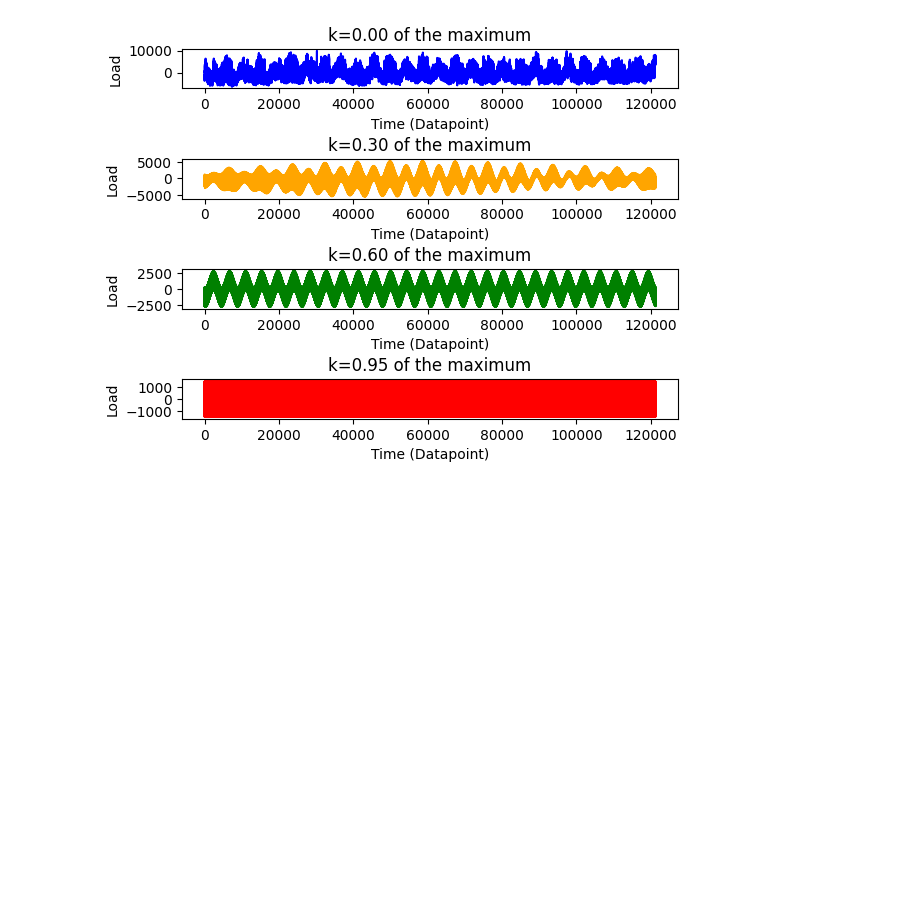
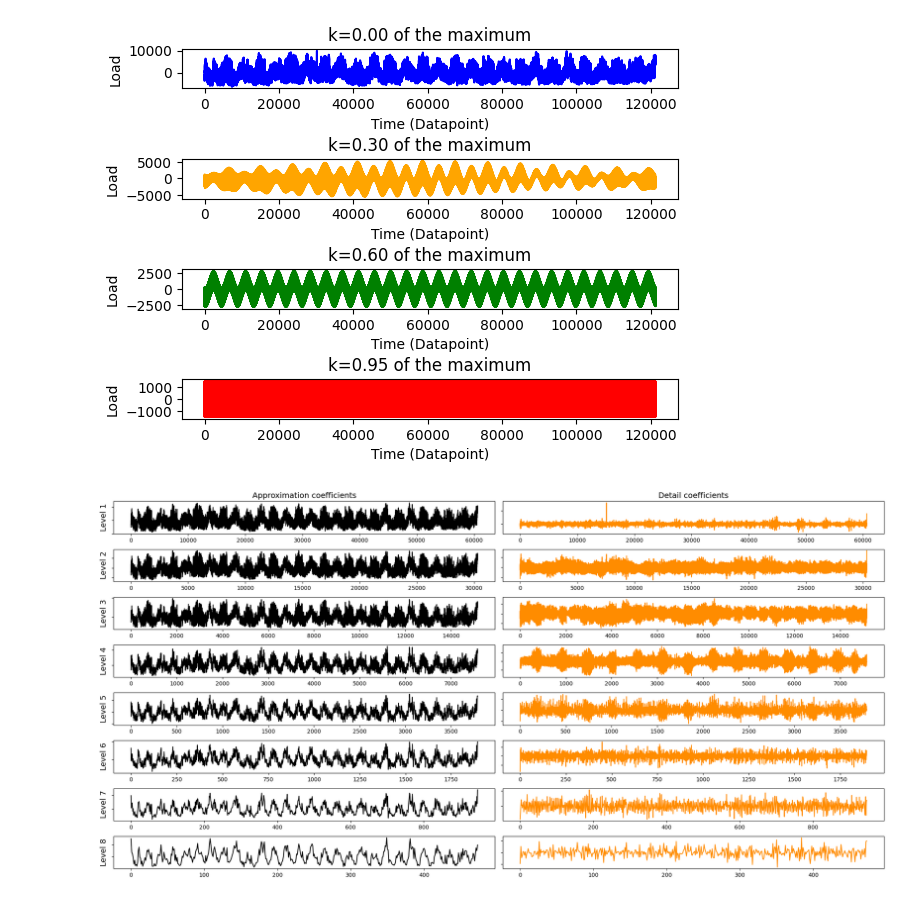
Before and after one commit to aarabhidtu/Machine-Learning, a Jupyter notebook: signal_processing/signal_processing_project.ipynb, the cells around one changed output. Cells and saved outputs as stored; diff of their text form; code cells hidden in the pictures; blank space fills up the shorter version.

Commit message:
wavelet tranform added

```diff
--- a/signal_processing/signal_processing_project.ipynb
+++ b/signal_processing/signal_processing_project.ipynb
@@ -169,3 +169,36 @@ plt.subplots_adjust(hspace=1.8)
 plt.show()
 # %% [output]
 [figure]
+# %%
+# 5. NOISE FILTERING (WAVELET TRANSFORM)
+# it has multiple levels of filtering
+#
+time=x.max() # maximum value of the x-axis data which represents the total duration of the signal
+sample_rate=1/900. # the sampling rate is the inverse of the time difference between two consecutive data points
+size= int(sample_rate*time) # is the number of points in the time array based on the total duration and sample rate
+t = np.linspace(0, time, num=size) # linear spaced array representing time points
+dataset = y_detrend # the detrended signal is stored in the dataset variable
+waveletname = 'sym2' # name of the wavelet used for the transformm (sym2 in this case)
+levels=8 # number of decomposition levels
+fig, axarr = plt.subplots(nrows=levels, ncols=2, figsize=(20,10)) # creates a figure with subplots for each level of decomposition
+COEFF_D=[]
+DATASET=[]
+k=1
+for ii in range(levels):
+    (dataset, coeff_d) = pywt.dwt(dataset, waveletname,mode='per') # performs discrete wavelet transform on the dataset
+    axarr[ii, 0].plot(dataset, 'black') # plots the approximation co-efficients
+    axarr[ii, 1].plot(coeff_d, 'darkorange')# plot the detail co-efficients
+    axarr[ii, 0].set_ylabel("Level {}".format(ii + 1), fontsize=14, rotation=90)
+    axarr[ii, 0].set_yticklabels([])
+    if ii == 0:
+        axarr[ii, 0].set_title("Approximation coefficients", fontsize=14)
+        axarr[ii, 1].set_title("Detail coefficients", fontsize=14)
+    axarr[ii, 1].set_yticklabels([])
+    #print(len(coeff_d))
+    COEFF_D.append(np.repeat(coeff_d,2**k)) #stores the co-efficients, repeating them to match the original length after each level of decomposition.
+    DATASET.append(np.repeat(dataset,2**k)) # this is important for reconstructing the signal if needed
+    k=k+1
+plt.tight_layout() # adjusts the subplots to give specified padding
+plt.show() # displays the plot
+# %% [output]
+[figure, added]
```
